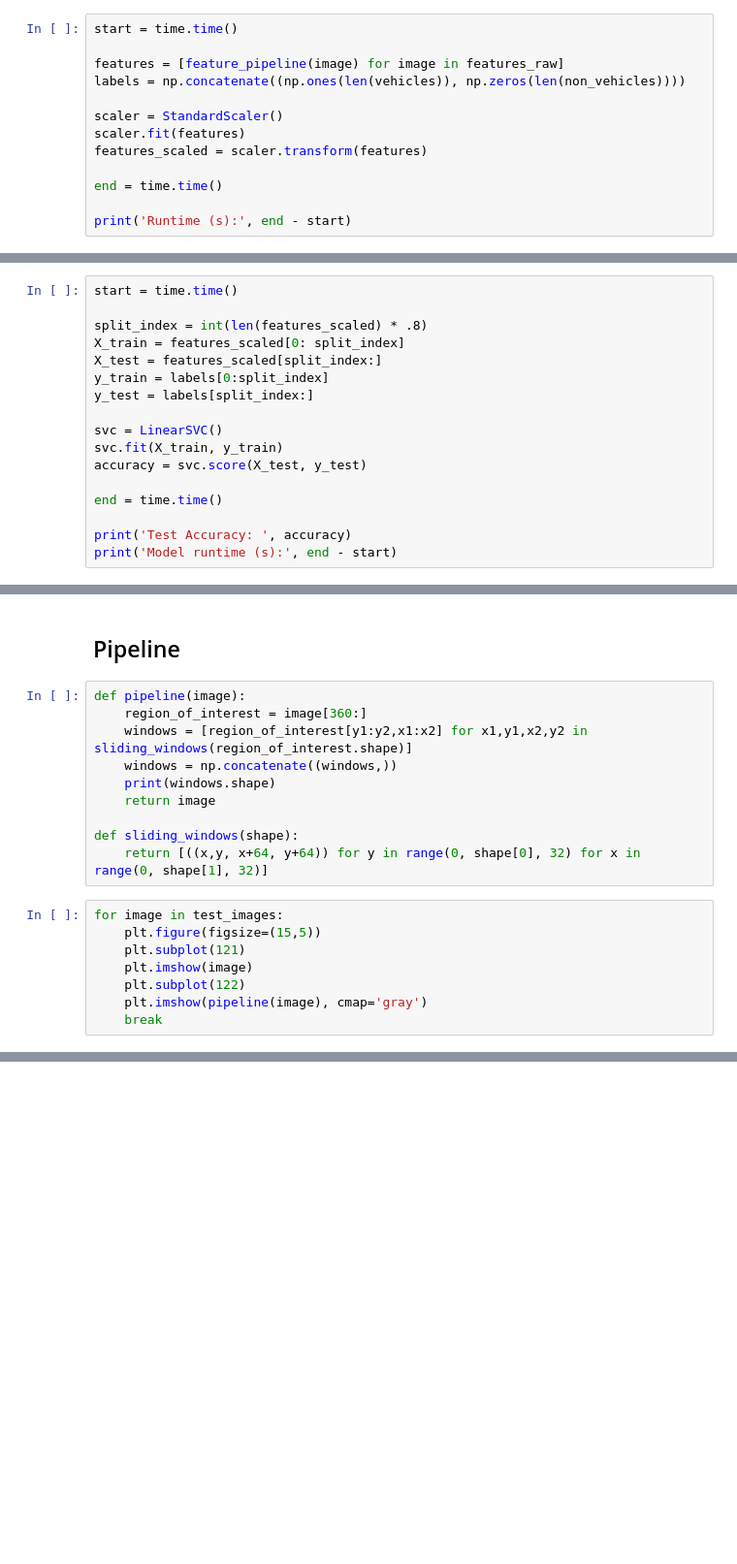
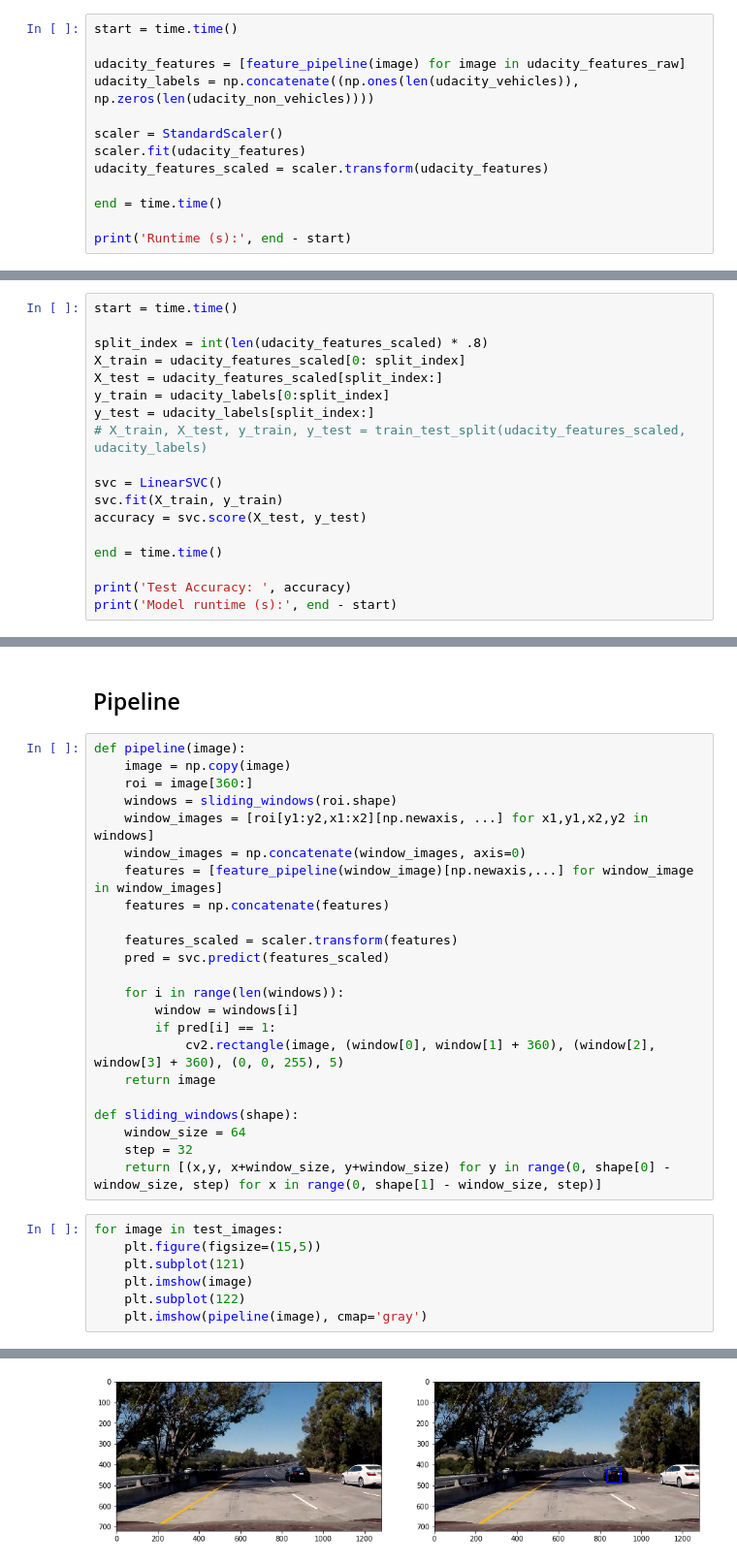
Before and after one commit to k26dr/CarND-Vehicle-Detection, a Jupyter notebook: vehicle_detection_tracking.ipynb, the cells around one changed output, grey strips where cells are left out. Shown at 97% size. Saved outputs shown, nothing was run; the diff lists cells and outputs as text; blank space fills up the shorter version.

Commit message:
pipeline upto windows

```diff
--- a/vehicle_detection_tracking.ipynb
+++ b/vehicle_detection_tracking.ipynb
@@ -50,12 +58,12 @@ def feature_pipeline(image):
 # %%
 start = time.time()
 
-features = [feature_pipeline(image) for image in features_raw]
-labels = np.concatenate((np.ones(len(vehicles)), np.zeros(len(non_vehicles))))
+udacity_features = [feature_pipeline(image) for image in udacity_features_raw]
+udacity_labels = np.concatenate((np.ones(len(udacity_vehicles)), np.zeros(len(udacity_non_vehicles))))
 
 scaler = StandardScaler()
-scaler.fit(features)
-features_scaled = scaler.transform(features)
+scaler.fit(udacity_features)
+udacity_features_scaled = scaler.transform(udacity_features)
 
 end = time.time()
 
@@ -65,11 +73,12 @@ Runtime (s): 250.1805055141449
 # %%
 start = time.time()
 
-split_index = int(len(features_scaled) * .8)
-X_train = features_scaled[0: split_index]
-X_test = features_scaled[split_index:]
-y_train = labels[0:split_index]
-y_test = labels[split_index:]
+split_index = int(len(udacity_features_scaled) * .8)
+X_train = udacity_features_scaled[0: split_index]
+X_test = udacity_features_scaled[split_index:]
+y_train = udacity_labels[0:split_index]
+y_test = udacity_labels[split_index:]
+# X_train, X_test, y_train, y_test = train_test_split(udacity_features_scaled, udacity_labels)
 
 svc = LinearSVC()
 svc.fit(X_train, y_train)
@@ -83,14 +95,27 @@ print('Model runtime (s):', end - start)
 ## Pipeline
 # %%
 def pipeline(image):
-    region_of_interest = image[360:]
-    windows = [region_of_interest[y1:y2,x1:x2] for x1,y1,x2,y2 in sliding_windows(region_of_interest.shape)]
-    windows = np.concatenate((windows,))
-    print(windows.shape)
+    image = np.copy(image)
+    roi = image[360:]
+    windows = sliding_windows(roi.shape)
+    window_images = [roi[y1:y2,x1:x2][np.newaxis, ...] for x1,y1,x2,y2 in windows]
+    window_images = np.concatenate(window_images, axis=0)
+    features = [feature_pipeline(window_image)[np.newaxis,...] for window_image in window_images]
+    features = np.concatenate(features)
+
+    features_scaled = scaler.transform(features)
+    pred = svc.predict(features_scaled)
+
+    for i in range(len(windows)):
+        window = windows[i]
+        if pred[i] == 1:
+            cv2.rectangle(image, (window[0], window[1] + 360), (window[2], window[3] + 360), (0, 0, 255), 5)
     return image
 
 def sliding_windows(shape):
-    return [((x,y, x+64, y+64)) for y in range(0, shape[0], 32) for x in range(0, shape[1], 32)]
+    window_size = 64
+    step = 32
+    return [(x,y, x+window_size, y+window_size) for y in range(0, shape[0] - window_size, step) for x in range(0, shape[1] - window_size, step)]
 # %%
 for image in test_images:
     plt.figure(figsize=(15,5))
@@ -98,5 +123,4 @@ for image in test_images:
     plt.imshow(image)
     plt.subplot(122)
     plt.imshow(pipeline(image), cmap='gray')
-    break
 # %% [output]
@@ -103,0 +127 @@ NameError: name 'test_images' is not defined
+[figure, added]
```
Also changed, not shown: parts of 5 cells of this notebook.
